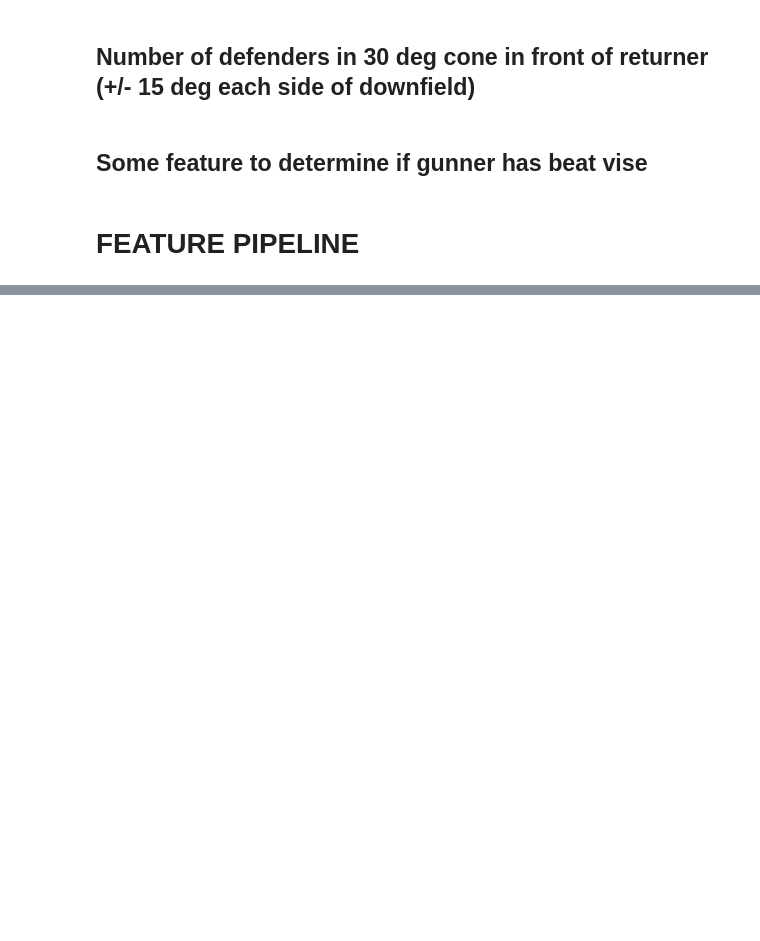
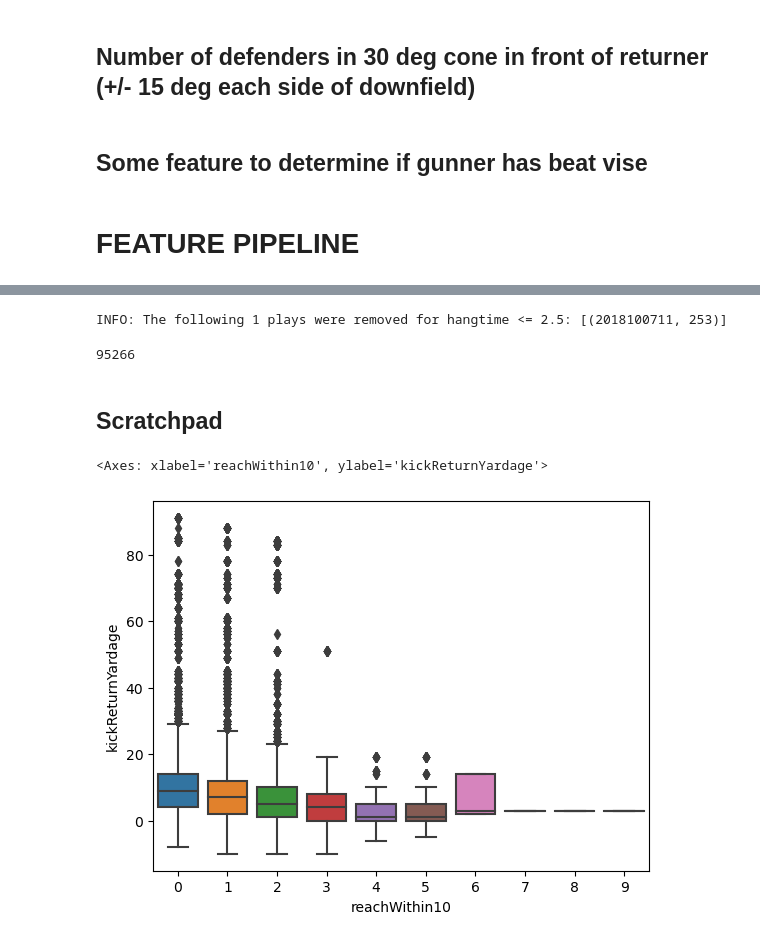
Before and after one commit to pschlais/kaggle_nfl_bdb_2022, a Jupyter notebook: 2_FeatureDefinition.ipynb, the cells around one changed output, grey strips where cells are left out. Cells and saved outputs as stored; diff of their text form; code cells hidden in the pictures; blank space fills up the shorter version.

Commit message:
Intermediate save 5/22/23

```diff
--- a/2_FeatureDefinition.ipynb
+++ b/2_FeatureDefinition.ipynb
@@ -291,24 +296,33 @@ bad_plays = [
 # n-closest defenders to use for defender stats
 n_defenders = 4
 # %%
+year = [2018, 2019, 2020]
+clean_track_df_list = []
 #feature pipeline
 # -- preprocessing/downselection of features
-clean_track_df = (
-    track_df
-    # get relevant frames for analysis
-    .pipe(nfl_bdb22.prep_get_modeling_frames, play_df=play_df, pff_df=pff_df)
-    # remove abnormal plays from dataset
-    .pipe(nflutil.remove_abnormal_plays, bad_play_list=bad_plays)
-    # add time to catch as a baseline value for feature generation
-    .assign(timeToCatch = lambda df_: nfl_bdb22.feat_timeToCatch(df_)['timeToCatch'])
-)
+
+for y in year:
+    track_df = nflutil.transform_tracking_data(pd.read_csv(f'csv/tracking{y}.csv'))
+    clean_track_df_list.append(
+        track_df
+        # get relevant frames for analysis
+        .pipe(nfl_bdb22.prep_get_modeling_frames, play_df=play_df, pff_df=pff_df)
+        # remove abnormal plays from dataset
+        .pipe(nfl_bdb22.prep_remove_low_hangtime_punts, hangtime_thresh=low_hangtime_threshold)
+        # add time to catch as a baseline value for feature generation
+        # -- feat_timeToCatch modifies the indexes because of the merge(), so assign() doesn't work properly if in Series format
+        .assign(timeToCatch = lambda df_: nfl_bdb22.feat_timeToCatch(df_)['timeToCatch'].to_numpy())
+    )
+    del track_df # save memory
+
+clean_track_df = pd.concat(clean_track_df_list, ignore_index=True)
+del clean_track_df_list
 
 modeling_feature_df = (
     clean_track_df
     # compress to gameId, playId, frameId to build features onto
-    .groupby(by=['gameId', 'playId', 'frameId'])
-    .head(1)
-    .filter(['gameId','playId','frameId'])
+    [['gameId','playId','frameId','timeToCatch']]
+    .drop_duplicates()
     ## === ADD FEATURES =====================
     # defender stats for n-closest defenders at given frame - also compress output to each record = game-play-frame
     .merge(nfl_bdb22.feat_byDefender(track_df=clean_track_df, play_df=play_df, game_df=game_df, n_defenders=n_defenders),
@@ -336,6 +350,18 @@ modeling_feature_df = (
         how='inner',
         on=['gameId','playId'])
 )
+# %% [output]
+INFO: The following 1 plays were removed for hangtime <= 2.5: [(2018100711, 253)]
 # %%
 # write to csv
 modeling_feature_df.to_csv('csv/model_features.csv')
+len(modeling_feature_df)
+# %% [output]
+95266
+# %% [markdown]
+## Scratchpad
+# %%
+sns.boxplot(data=modeling_feature_df, x='reachWithin10', y='kickReturnYardage')
+# %% [output]
+<Axes: xlabel='reachWithin10', ylabel='kickReturnYardage'>
+[figure, added]
```
Also changed, not shown: parts of 14 cells of this notebook, 4 other files.
